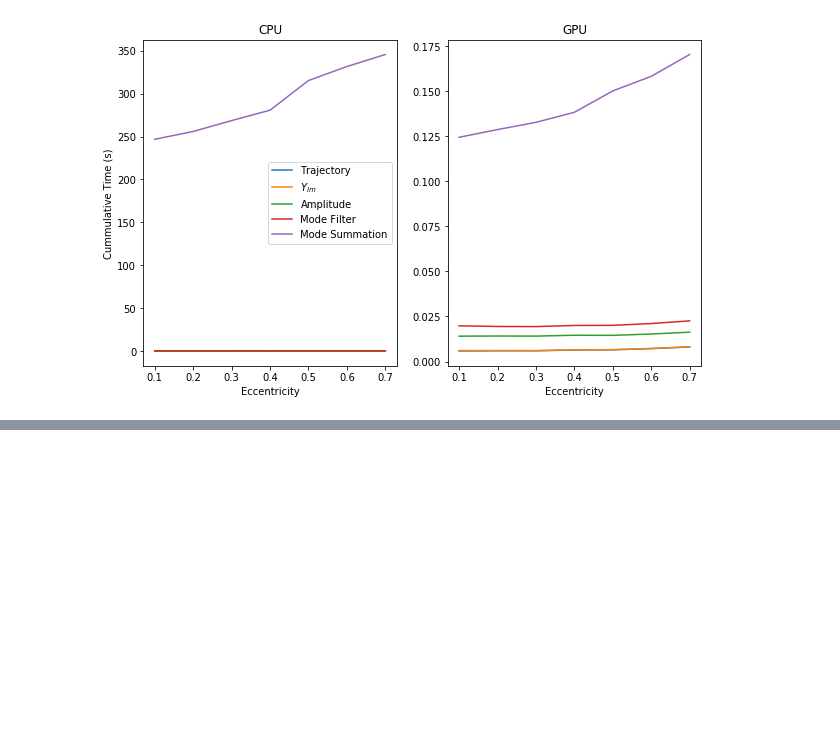
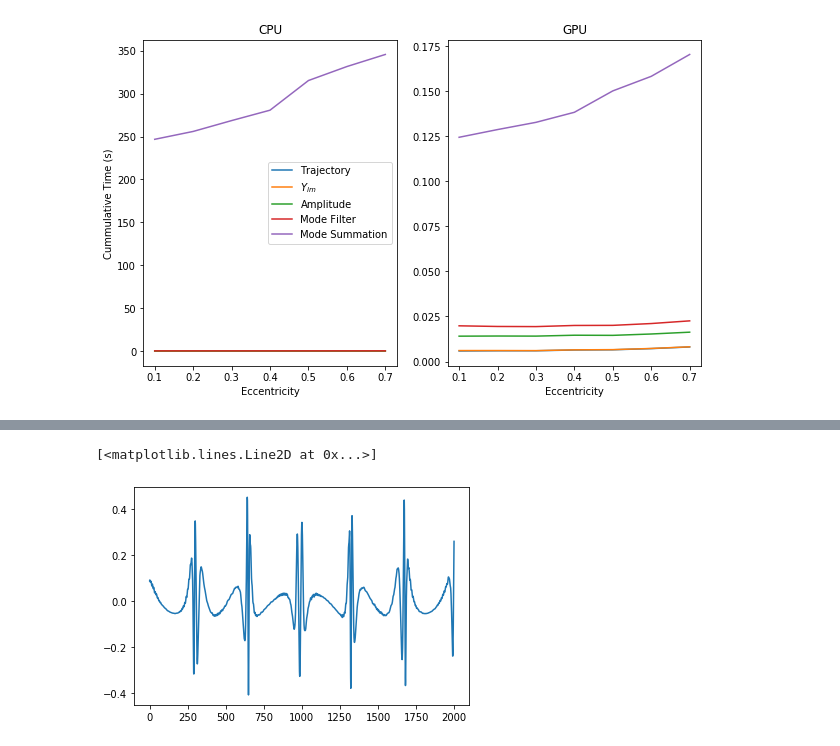
Before and after one commit to BlackHolePerturbationToolkit/FastEMRIWaveforms, a Jupyter notebook: examples/paper_plots.ipynb, the cells around one changed output, grey strips where cells are left out. Saved outputs shown, nothing was run; the diff lists cells and outputs as text; code cells hidden in the pictures; blank space fills up the shorter version.

```diff
--- a/examples/paper_plots.ipynb
+++ b/examples/paper_plots.ipynb
@@ -642,0 +709,4 @@ plt.plot(e0_arr, hold['cpu']['time']/hold['gpu']['time'])
+# %%
+for p0, e0, mu, wave_22, wave_all in zip(p0_arr, e0_arr, mu_arr, waves_22, waves_all):
+    mu = 0.0
+    print('(p0,e0,mu) = ({:.2g},{:.2g},{:.4e}) Snapshot Overlap:'.format(p0, e0, mu), get_overlap(wave_22, wave_all))
@@ -642,0 +805,5 @@ plt.plot(e0_arr, hold['cpu']['time']/hold['gpu']['time'])
+# %%
+plt.plot(waves_all[0].real[-2000:])
+# %% [output]
+[<matplotlib.lines.Line2D at 0x...>]
+[figure, added]
```
Also changed, not shown: parts of 16 cells of this notebook, 25 other files.
